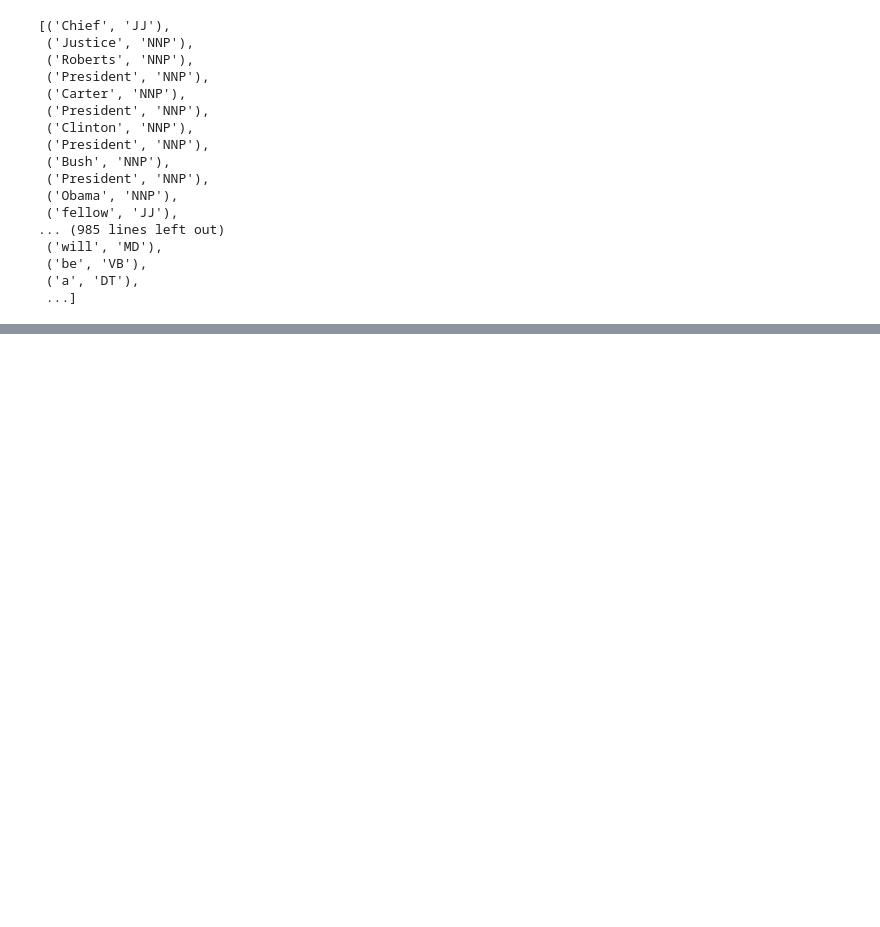
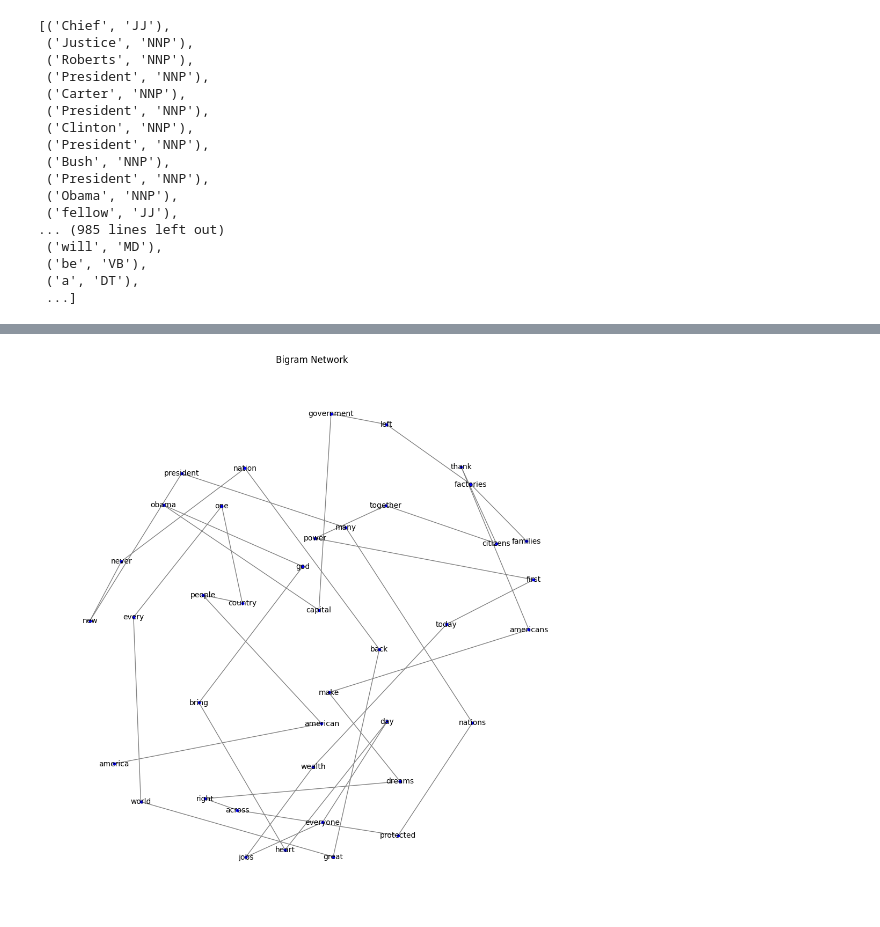
Before and after one commit to juskui/tekstianalyysi, a Jupyter notebook: teksti.ipynb, the cells around one changed output, grey strips where cells are left out. Drawn from its saved outputs; the diff is of its cells as text; code cells hidden in the pictures; blank space fills up the shorter version.

```diff
--- a/teksti.ipynb
+++ b/teksti.ipynb
@@ -105,11 +106,7 @@ print(stop_words)
 # %% [output]
 ['i', 'me', 'my', 'myself', 'we', 'our', 'ours', 'ourselves', 'you', "you're", "you've", "you'll", "you'd", 'your', 'yours', 'yourself', 'yourselves', 'he', 'him', 'his', 'himself', 'she', "she's", 'h ...
 # %%
-ctokens = tokens.copy()
-for token in tokens:
-    if token in stop_words:
-        ctokens.remove(token)
-
+ctokens = [token for token in tokens if token not in stop_words]
 print(ctokens)
 # %% [output]
 ['chief', 'justice', 'roberts', 'president', 'carter', 'president', 'clinton', 'president', 'bush', 'president', 'obama', 'fellow', 'americans', 'people', 'world', 'thank', 'citizens', 'america', 'joi ...
@@ -313,3 +310,41 @@ tagged
+# %%
+# Bigram Network
+
+import networkx as nx
+from nltk import bigrams
+from collections import Counter
+
+import matplotlib.pyplot as plt
+
+# Create bigrams from the tokens
+
+import random
+
+yleisimmat_sanat = []
+
+for sana in common_words_df['Word']: # luetaan yleisimmät sanat listaan
+    yleisimmat_sanat.append(sana)
+
+bigrams_list = list(bigrams(yleisimmat_sanat))
+
+# Count the frequency of each bigram
+bigram_counts = Counter(bigrams_list)
+
+# Create a graph
+G = nx.Graph()
+
+# Add edges and weights to the graph
+for bigram, count in bigram_counts.items():
+    G.add_edge(bigram[0], bigram[1], weight=count)
+
+# Draw the graph
+plt.figure(figsize=(10, 10))
+pos = nx.spring_layout(G, k=1)
+nx.draw(G, pos, with_labels=True, node_size=10, font_size=10, edge_color='gray', node_color='blue', alpha=1)
+plt.title('Bigram Network')
+plt.show()
+# %% [output]
+[figure, added]
 # %%
 from nltk.corpus import treebank
 #nltk.download('treebank')
```
Also changed, not shown: parts of 7 cells of this notebook, 2 other files.
